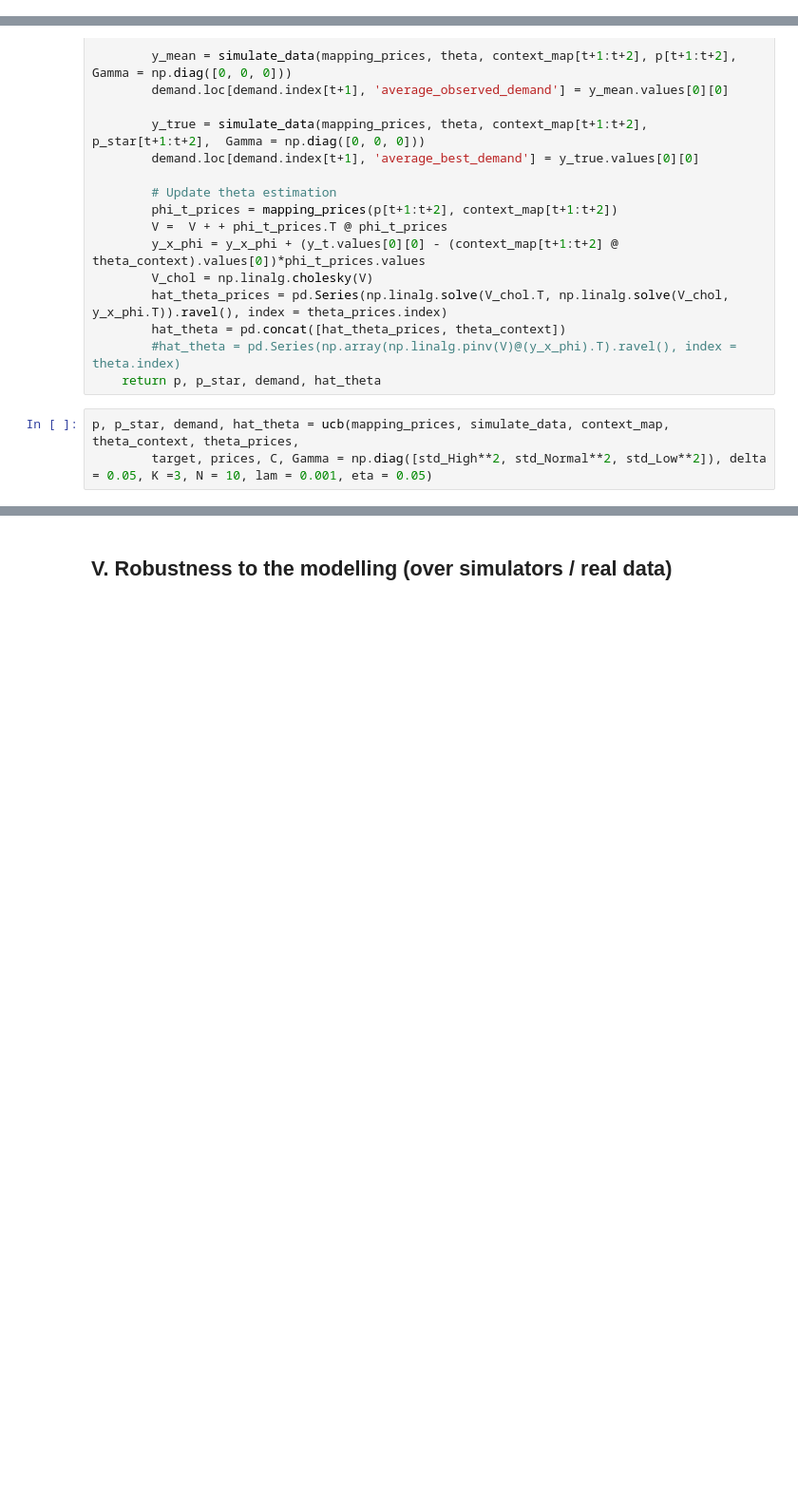
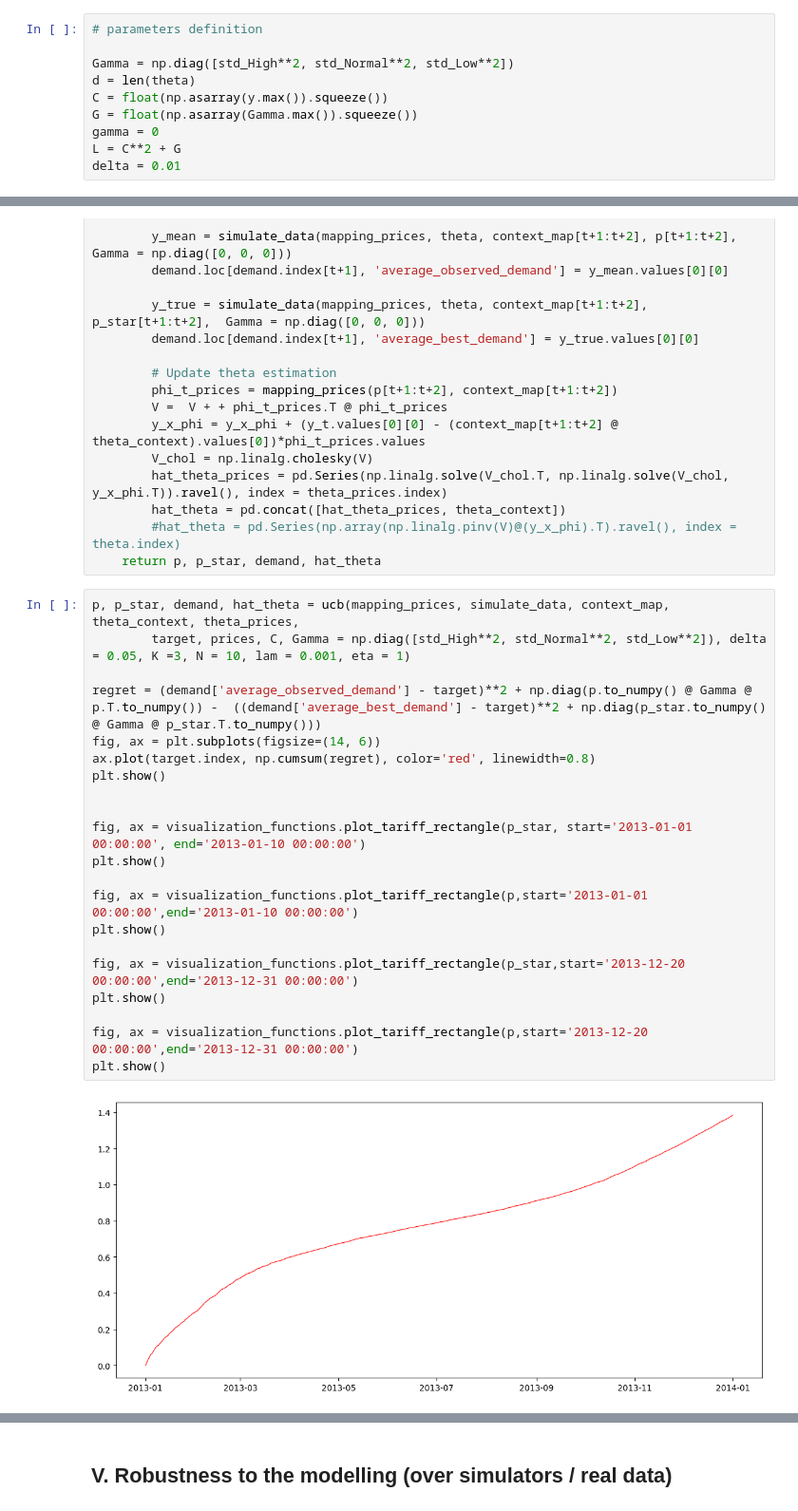
Before and after one commit to MargauxBregere/bandits_for_electricity_systems, a Jupyter notebook: part3_demand_response_with_target_tracking_bandits.ipynb, the cells around one changed output, grey strips where cells are left out. Shown at 95% size. Drawn from its saved outputs; the diff is of its cells as text; blank space fills up the shorter version.

```diff
--- a/part3_demand_response_with_target_tracking_bandits.ipynb
+++ b/part3_demand_response_with_target_tracking_bandits.ipynb
@@ -287,3 +371,13 @@ $ \alpha_{t,p} = \min\{L, 2CB_t(\delta t^{-2}) \|V_{t-1}^{-1/2} \phi(x_t,p)\| \}
+# %%
+# parameters definition
+
+Gamma = np.diag([std_High**2, std_Normal**2, std_Low**2])
+d = len(theta)
+C = float(np.asarray(y.max()).squeeze())
+G = float(np.asarray(Gamma.max()).squeeze())
+gamma = 0
+L = C**2 + G
+delta = 0.01
 # %%
 def alpha(phi, V, C, L, t, lam, gamma=0,delta= 0.05):
     d = len(phi)
@@ -414,4 +508,24 @@ def ucb(mapping_prices, simulate_data, context_map, theta_context, theta_prices,
     return p, p_star, demand, hat_theta
 # %%
 p, p_star, demand, hat_theta = ucb(mapping_prices, simulate_data, context_map, theta_context, theta_prices,
-        target, prices, C, Gamma = np.diag([std_High**2, std_Normal**2, std_Low**2]), delta = 0.05, K =3, N = 10, lam = 0.001, eta = 0.05)
+        target, prices, C, Gamma = np.diag([std_High**2, std_Normal**2, std_Low**2]), delta = 0.05, K =3, N = 10, lam = 0.001, eta = 1)
+
+regret = (demand['average_observed_demand'] - target)**2 + np.diag(p.to_numpy() @ Gamma @ p.T.to_numpy()) -  ((demand['average_best_demand'] - target)**2 + np.diag(p_star.to_numpy() @ Gamma @ p_star.T.to_numpy()))
+fig, ax = plt.subplots(figsize=(14, 6))
+ax.plot(target.index, np.cumsum(regret), color='red', linewidth=0.8)
+plt.show()
+
+
+fig, ax = visualization_functions.plot_tariff_rectangle(p_star, start='2013-01-01 00:00:00', end='2013-01-10 00:00:00')
+plt.show()
+
+fig, ax = visualization_functions.plot_tariff_rectangle(p,start='2013-01-01 00:00:00',end='2013-01-10 00:00:00')
+plt.show()
+
+fig, ax = visualization_functions.plot_tariff_rectangle(p_star,start='2013-12-20 00:00:00',end='2013-12-31 00:00:00')
+plt.show()
+
+fig, ax = visualization_functions.plot_tariff_rectangle(p,start='2013-12-20 00:00:00',end='2013-12-31 00:00:00')
+plt.show()
+# %% [output]
+[figure, added]
```
Also changed, not shown: parts of 30 cells of this notebook, 3 other files.
